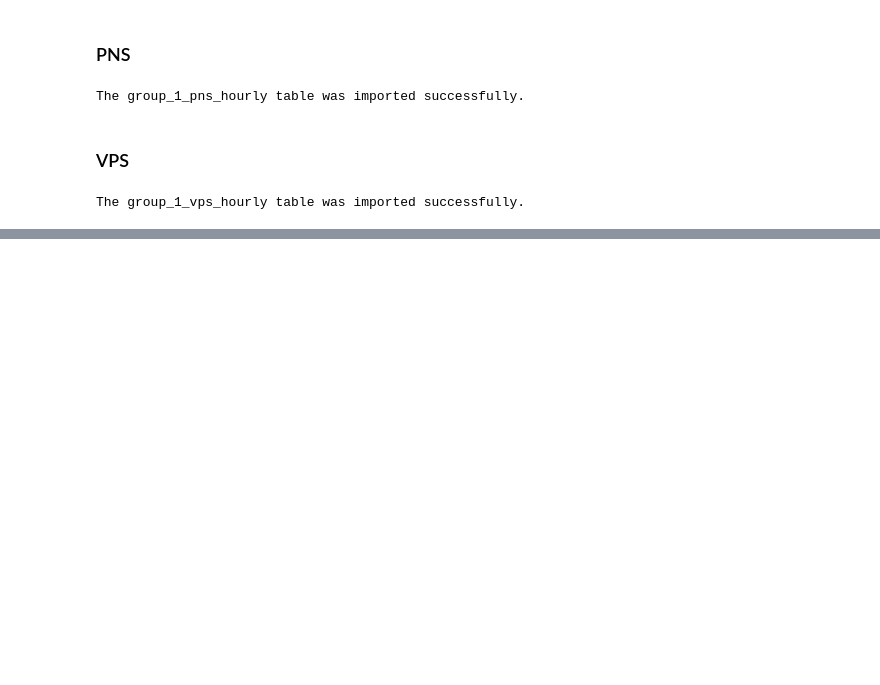
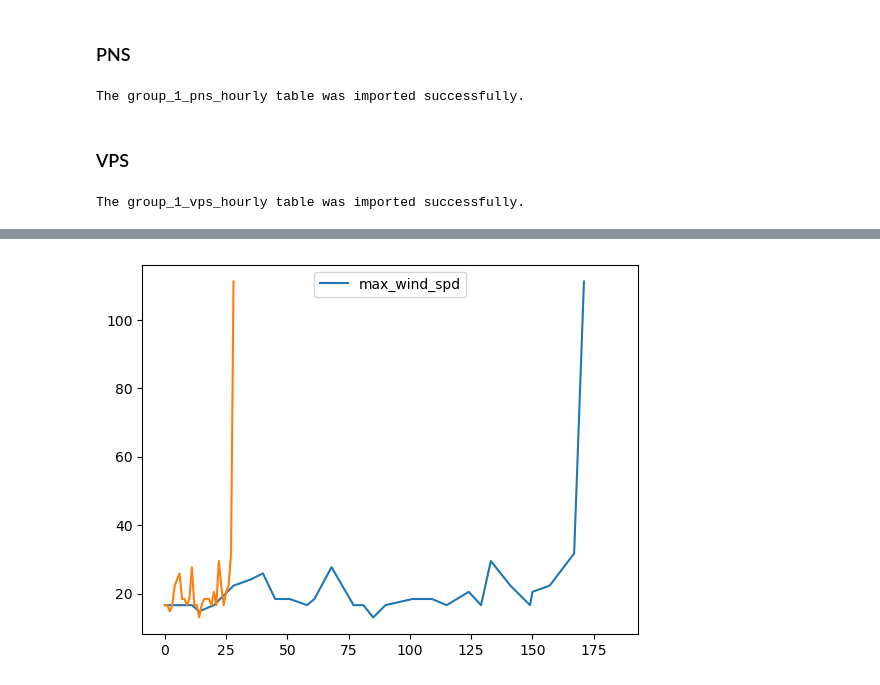
Before and after one commit to DanielSchuster259/sql-api-project-weather-flights, a Jupyter notebook: daniels.ipynb, the cells around one changed output, grey strips where cells are left out. Cells and saved outputs as stored; diff of their text form; code cells hidden in the pictures; blank space fills up the shorter version.

```diff
--- a/daniels.ipynb
+++ b/daniels.ipynb
@@ -330,0 +389,4 @@ The group_1_vps_hourly table was imported successfully.
+# %%
+df_max_wind_per_day = get_dataframe(f'SELECT date, (SELECT MAX(wind_speed_kph) AS max_wind_spd), airport_code FROM {schema}.group_1_weather_hourly GROUP BY date, airport_code ORDER BY date;')
+
+df_max_wind_per_day
@@ -330,0 +407,14 @@ The group_1_vps_hourly table was imported successfully.
+# %%
+df_max_wind_per_day[df_max_wind_per_day.airport_code == 'MSY'].plot();
+# importing package
+import matplotlib.pyplot as plt
+
+# create data
+x = df_max_wind_per_day.date[df_max_wind_per_day.airport_code == 'MSY'].to_list()
+y = df_max_wind_per_day.max_wind_spd[df_max_wind_per_day.airport_code == 'MSY'].to_list()
+
+# plot line
+plt.plot(y)
+plt.show()
+# %% [output]
+[figure, added]
```
Also changed, not shown: parts of 20 cells of this notebook, 2 other files.
